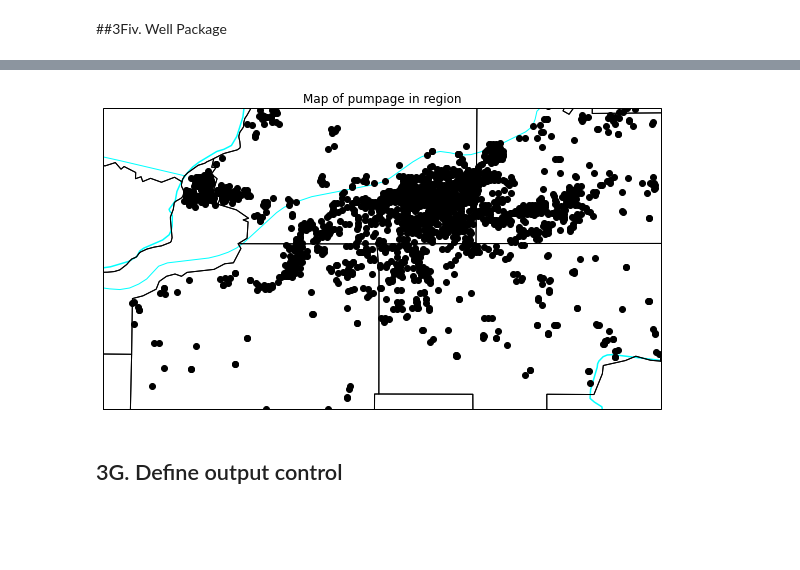
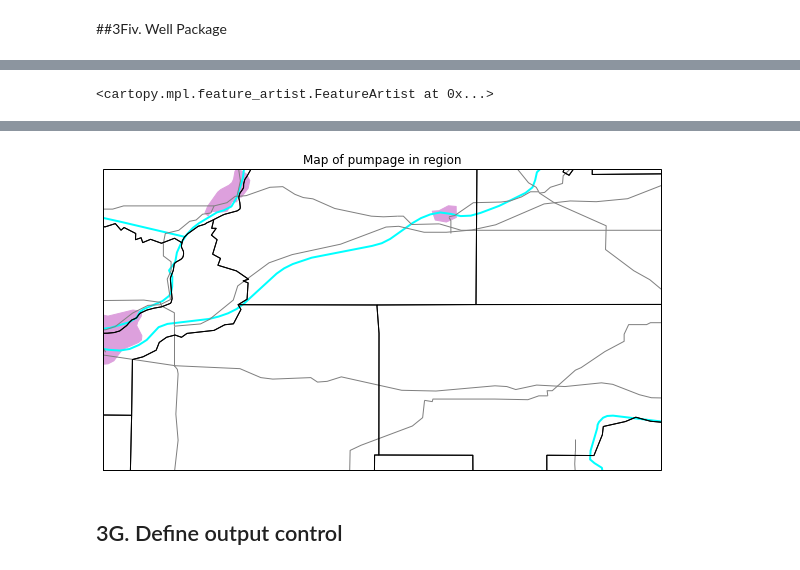
Before and after one commit to iordach1/GEOL572-GRL, a Jupyter notebook: GRL_Model_w_calibration(transmissivityadded).ipynb, the cells around one changed output, grey strips where cells are left out. Drawn from its saved outputs; the diff is of its cells as text; code cells hidden in the pictures; blank space fills up the shorter version.

```diff
--- a/GRL_Model_w_calibration(transmissivityadded).ipynb
+++ b/GRL_Model_w_calibration(transmissivityadded).ipynb
@@ -608,14 +605,12 @@ replacing existing Package...
 # %%
 #map of pumpage data
 
-
-
 fig=plt.figure(figsize=(10,10)) #create 10 x 10 figure
 #Define a projection
-ax = plt.axes(projection=ccrs.PlateCarree(central_longitude=0.0))
+ax = plt.axes(projection=ccrs.PlateCarree())
 #Define the spatial domain to plot
-ax.set_xlim(sw_long,ne_long) #The spatial domain spans from minimum longitude to maximum longitude (x-direction)
-ax.set_ylim(sw_lat,ne_lat) #The spatial domain spans from minimum latitude to maximum latitude (y-direction)
+ax.set_xlim(sw_long,-89.2) #The spatial domain spans from minimum longitude to maximum longitude (x-direction)
+ax.set_ylim(41.2,ne_lat) #The spatial domain spans from minimum latitude to maximum latitude (y-direction)
 #Define a title for the plot
 ax.set_title('Map of pumpage in region')
 
@@ -652,13 +647,11 @@ majorroads = cf.NaturalEarthFeature(
     facecolor='none')
 
 # Add the features defined above to the plot, with various colors and markers
-#ax.add_feature(popplaces,edgecolor='plum',linewidth=1.0) # Population centers will be light purple areas
+ax.add_feature(popplaces,edgecolor='plum',linewidth=1.0) # Population centers will be light purple areas
 ax.add_feature(largerivers,edgecolor='aqua',linewidth=2.0) # Large, small, and smallest rivers will be light blue lines
-ax.add_feature(smallrivers,edgecolor='aqua',linewidth=1.5)
-ax.add_feature(smallestrivers,edgecolor='aqua',linewidth=1.0)
-#ax.add_feature(majorroads,edgecolor='gray',linewidth=1.0) #Roads will be thin gray lines
+ax.add_feature(smallrivers,edgecolor='aqua',linewidth=2.0)
+ax.add_feature(smallestrivers,edgecolor='aqua',linewidth=2.0)
+ax.add_feature(majorroads,edgecolor='gray',linewidth=1.0) #Roads will be thin gray lines
 ax.add_feature(USCOUNTIES.with_scale('5m'))
-
-for row in plot_points_df.iterrows():
-  ax.plot(convert_to_LatLong(row[1][0])[1], convert_to_LatLong(row[1][0])[2], marker='o', color = 'k', zorder = 10)
 # %% [output]
+<cartopy.mpl.feature_artist.FeatureArtist at 0x...>
@@ -665,4 +661,4 @@ for row in plot_points_df.iterrows():
-[figure, old version]
+[figure, new version]
 # %% [markdown]
 ## 3G. Define output control
 # %%
```
Also changed, not shown: parts of 28 cells of this notebook.
